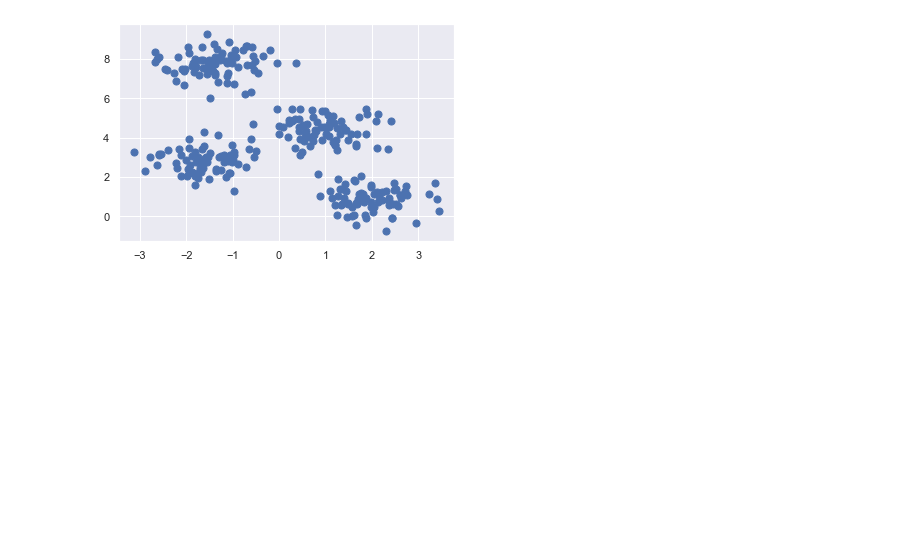
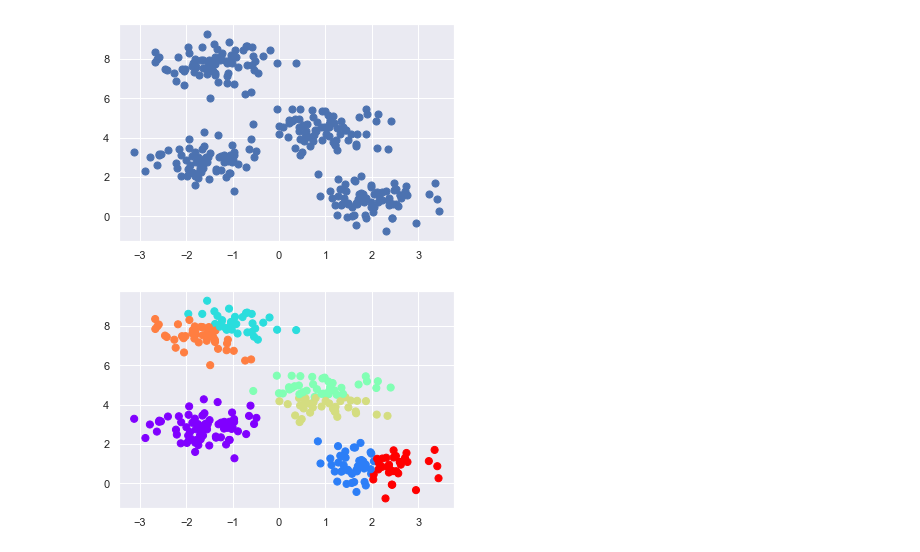
Before and after one commit to marcellusruben/JL_git_example, a Jupyter notebook: cluster.ipynb, the cells around one changed output. Drawn from its saved outputs; the diff is of its cells as text; code cells hidden in the pictures; blank space fills up the shorter version.

```diff
--- a/cluster.ipynb
+++ b/cluster.ipynb
@@ -13,7 +13,9 @@ plt.scatter(X[:, 0], X[:, 1], s=50);
 [figure]
 # %%
 from sklearn.cluster import KMeans
-est = KMeans(8)
+est = KMeans(7)
 est.fit(X)
 y_kmeans = est.predict(X)
 plt.scatter(X[:, 0], X[:, 1], c=y_kmeans, s=50, cmap='rainbow');
+# %% [output]
+[figure, added]
```
